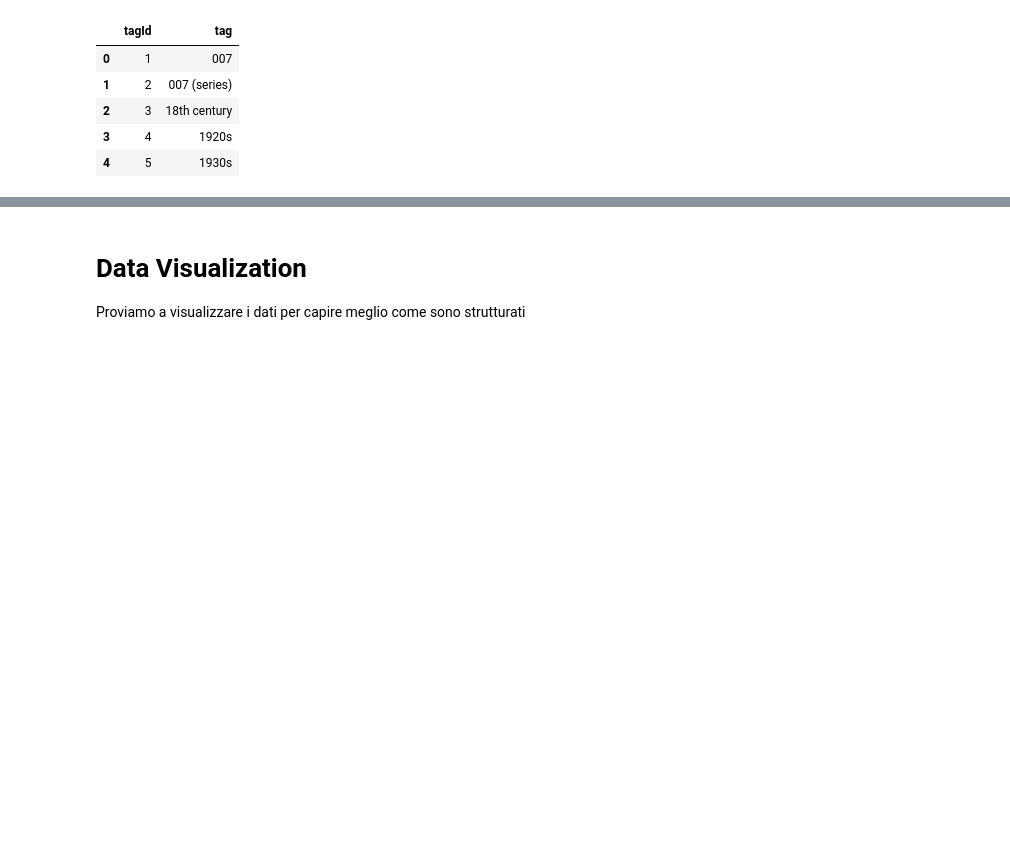
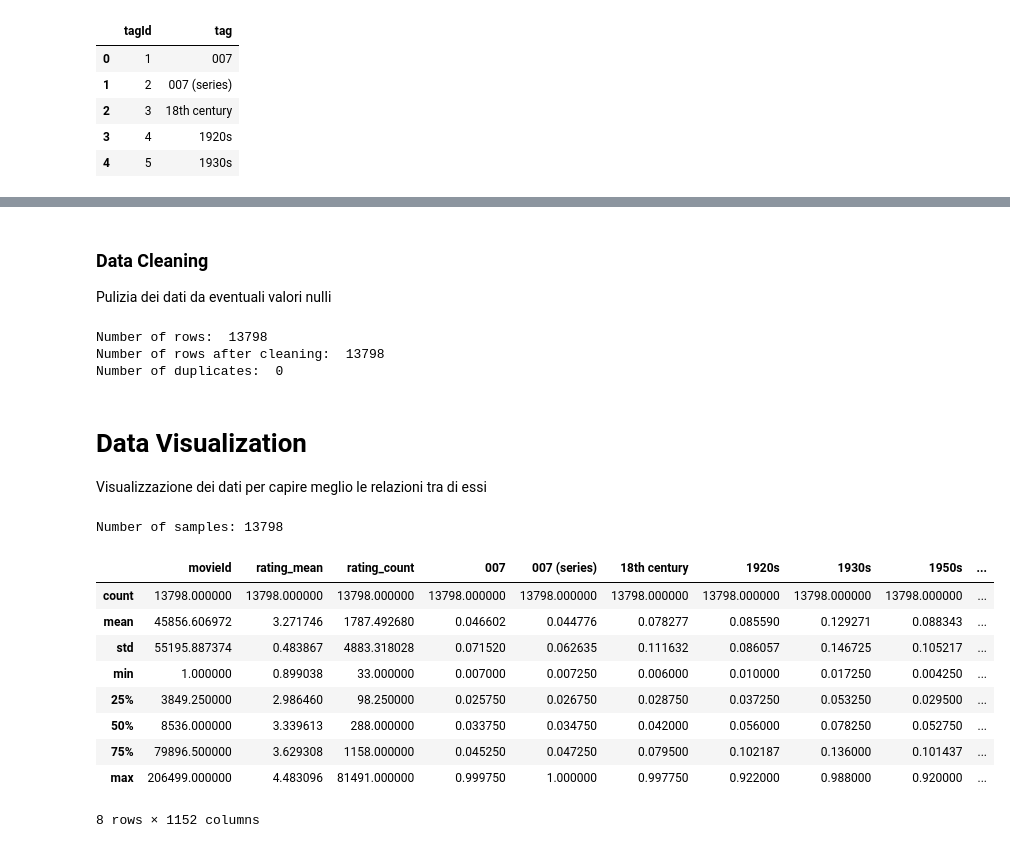
Before and after one commit to DiegoConce/data-analytics-movielens, a Jupyter notebook: main.ipynb, the cells around one changed output, grey strips where cells are left out. Cells and saved outputs as stored; diff of their text form; code cells hidden in the pictures; blank space fills up the shorter version.

```diff
--- a/main.ipynb
+++ b/main.ipynb
@@ -88,3 +144,30 @@ Genome-tags.csv
+# %% [markdown]
+### Data Cleaning
+Pulizia dei dati da eventuali valori nulli
+# %%
+print("Number of rows: ", df.shape[0])
+df = df.fillna(0)
+print("Number of rows after cleaning: ", df.shape[0])
+print("Number of duplicates: ", df.duplicated().sum())
+# %% [output]
+Number of rows:  13798
+Number of rows after cleaning:  13798
+Number of duplicates:  0
 # %% [markdown]
 # Data Visualization
-Proviamo a visualizzare i dati per capire meglio come sono strutturati
+Visualizzazione dei dati per capire meglio le relazioni tra di essi
+# %%
+print(f'Number of samples: {df.shape[0]}')
+df.describe()
+# %% [output]
+Number of samples: 13798
+|  | movieId | rating_mean | rating_count | 007 | 007 (series) | 18th century | 1920s | 1930s | 1950s | ... |
+| count | 13798.000000 | 13798.000000 | 13798.000000 | 13798.000000 | 13798.000000 | 13798.000000 | 13798.000000 | 13798.000000 | 13798.000000 | ... |
+| mean | 45856.606972 | 3.271746 | 1787.492680 | 0.046602 | 0.044776 | 0.078277 | 0.085590 | 0.129271 | 0.088343 | ... |
+| std | 55195.887374 | 0.483867 | 4883.318028 | 0.071520 | 0.062635 | 0.111632 | 0.086057 | 0.146725 | 0.105217 | ... |
+| min | 1.000000 | 0.899038 | 33.000000 | 0.007000 | 0.007250 | 0.006000 | 0.010000 | 0.017250 | 0.004250 | ... |
+| 25% | 3849.250000 | 2.986460 | 98.250000 | 0.025750 | 0.026750 | 0.028750 | 0.037250 | 0.053250 | 0.029500 | ... |
+| 50% | 8536.000000 | 3.339613 | 288.000000 | 0.033750 | 0.034750 | 0.042000 | 0.056000 | 0.078250 | 0.052750 | ... |
+| 75% | 79896.500000 | 3.629308 | 1158.000000 | 0.045250 | 0.047250 | 0.079500 | 0.102187 | 0.136000 | 0.101437 | ... |
+| max | 206499.000000 | 4.483096 | 81491.000000 | 0.999750 | 1.000000 | 0.997750 | 0.922000 | 0.988000 | 0.920000 | ... |
+8 rows × 1152 columns
```
Also changed, not shown: parts of 12 cells of this notebook.
